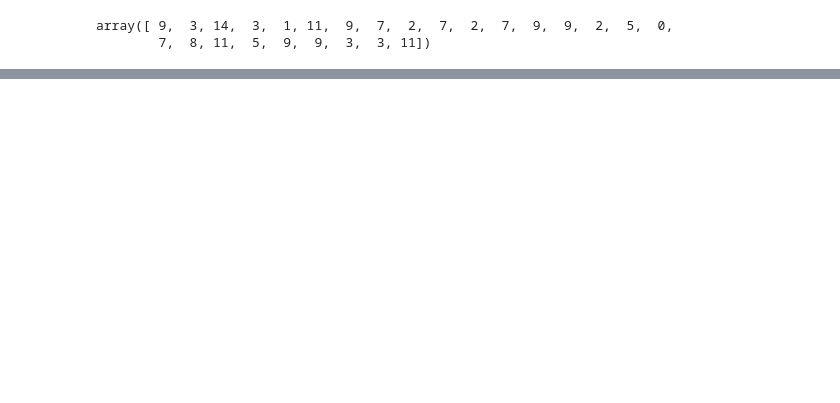
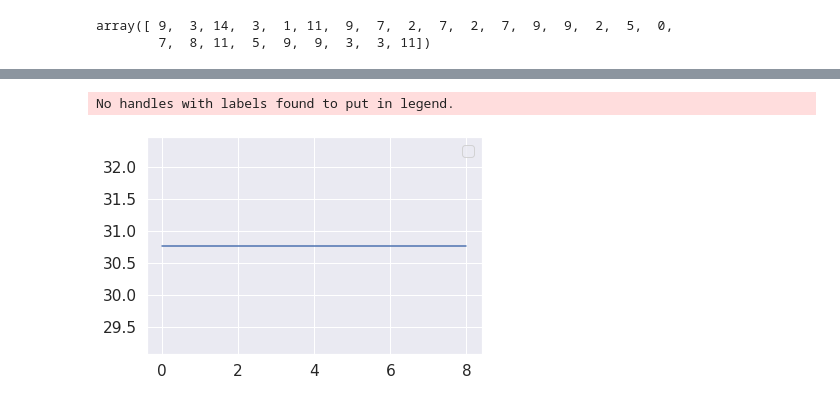
Before and after one commit to MarcoCollesei/RentinBo, a Jupyter notebook: RentinBo.ipynb, the cells around one changed output, grey strips where cells are left out. Saved outputs shown, nothing was run; the diff lists cells and outputs as text; code cells hidden in the pictures; blank space fills up the shorter version.

Commit message:
RentinBo
Looking for best hyperparameters with RandomSearchCv

```diff
--- a/RentinBo.ipynb
+++ b/RentinBo.ipynb
@@ -339,0 +313,35 @@ clf.estimators_[0].get_params
+# %%
+bootstrap = [True, False]
+ccp_alpha = uniform(0.01, 0.99)
+criterion = ['gini', 'entropy']
+max_depth = [int(x) for x in np.linspace(1, 100, num = 100)]
+max_depth.append(None)
+max_features = truncnorm(a = 0, b = 1, loc = 0.25, scale = 0.1)
+max_leaf_nodes = [int(x) for x in np.linspace(1, 100, num = 100)]
+max_leaf_nodes.append(None)
+min_impurity_decrease = uniform(0.01, 0.99)
+min_samples_leaf = randint(1, 20)
+min_samples_split = uniform(0.01, 0.199)
+n_estimators = randint(1, 200)
+oob_score = [True, False]
+random_state = randint(1, 400)
+warm_start = [True, False]
+# %%
+random_grid = {'bootstrap': bootstrap, 'ccp_alpha': ccp_alpha, 'criterion': criterion,
+               'max_depth': max_depth, 'max_features': max_features, 'max_leaf_nodes': max_leaf_nodes,
+               'min_impurity_decrease': min_impurity_decrease, 'min_samples_leaf': min_samples_leaf,
+               'min_samples_split': min_samples_split, 'n_estimators': n_estimators,
+               'oob_score': oob_score, 'random_state': random_state, 'warm_start': warm_start}
+# %%
+clf_tmp = RandomForestClassifier()
+# %%
+accuracies = []
+
+for random_state in range(10, 300):
+    clf_ran = RandomizedSearchCV(clf_tmp, param_distributions = random_grid, n_iter = 100, cv = 5,
+                                 random_state = random_state, n_jobs = -1)
+    best_model = clf_ran.fit(X_train, Y_train)
+    result = best_model.score(X_test, Y_test)
+    output_result = result*100.0
+    print("random_state %2d - Accuracy: %.3f%%" % (random_state,output_result))
+    accuracies.append(output_result)
@@ -339,0 +358,7 @@ clf.estimators_[0].get_params
+# %%
+plt.plot(np.array(accuracies))
+plt.legend()
+plt.show()
+# %% [output]
+No handles with labels found to put in legend.
+[figure, added]
```
Also changed, not shown: parts of 23 cells of this notebook.
